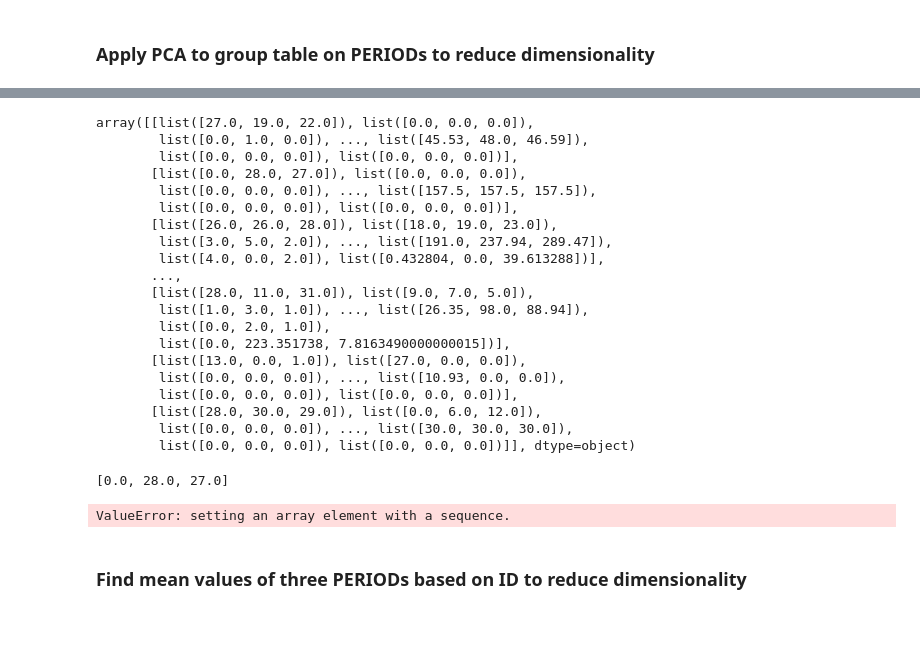
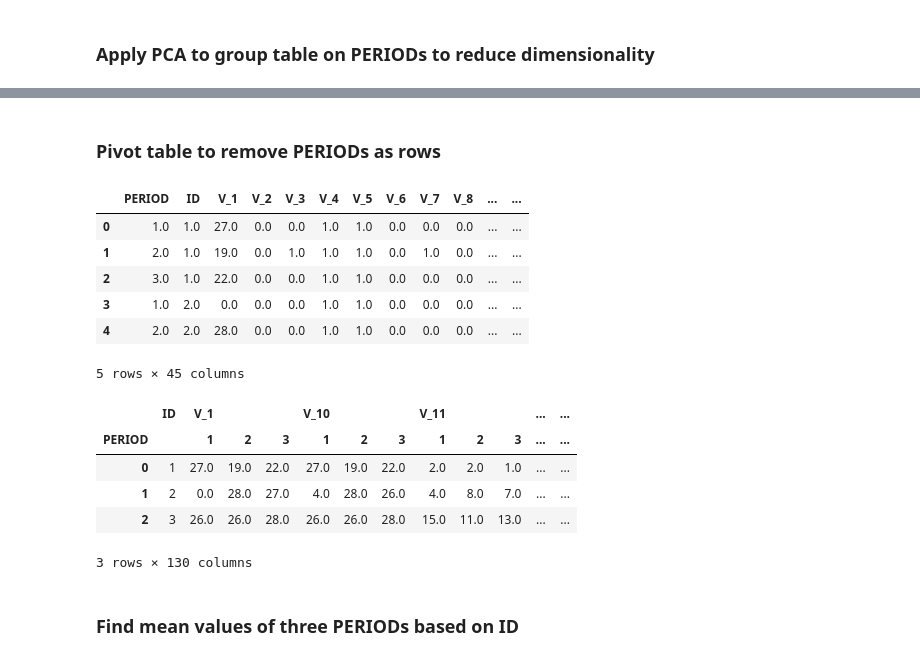
Before and after one commit to blastertec/Cellular-operator-custormer-classification, a Jupyter notebook: Old/HaidaTarasMonkaSPROGRAM.ipynb, the cells around one changed output, grey strips where cells are left out. Drawn from its saved outputs; the diff is of its cells as text; code cells hidden in the pictures; blank space fills up the shorter version.

```diff
--- a/Old/HaidaTarasMonkaSPROGRAM.ipynb
+++ b/Old/HaidaTarasMonkaSPROGRAM.ipynb
@@ -52,33 +42,16 @@ tabular_df_arr = tabular_df_groupped_2.to_numpy()
-# %%
-tabular_df_arr
-# %% [output]
-array([[list([27.0, 19.0, 22.0]), list([0.0, 0.0, 0.0]),
-        list([0.0, 1.0, 0.0]), ..., list([45.53, 48.0, 46.59]),
-        list([0.0, 0.0, 0.0]), list([0.0, 0.0, 0.0])],
-       [list([0.0, 28.0, 27.0]), list([0.0, 0.0, 0.0]),
-        list([0.0, 0.0, 0.0]), ..., list([157.5, 157.5, 157.5]),
-        list([0.0, 0.0, 0.0]), list([0.0, 0.0, 0.0])],
-       [list([26.0, 26.0, 28.0]), list([18.0, 19.0, 23.0]),
-        list([3.0, 5.0, 2.0]), ..., list([191.0, 237.94, 289.47]),
-        list([4.0, 0.0, 2.0]), list([0.432804, 0.0, 39.613288])],
-       ...,
-       [list([28.0, 11.0, 31.0]), list([9.0, 7.0, 5.0]),
-        list([1.0, 3.0, 1.0]), ..., list([26.35, 98.0, 88.94]),
-        list([0.0, 2.0, 1.0]),
-        list([0.0, 223.351738, 7.8163490000000015])],
-       [list([13.0, 0.0, 1.0]), list([27.0, 0.0, 0.0]),
-        list([0.0, 0.0, 0.0]), ..., list([10.93, 0.0, 0.0]),
-        list([0.0, 0.0, 0.0]), list([0.0, 0.0, 0.0])],
-       [list([28.0, 30.0, 29.0]), list([0.0, 6.0, 12.0]),
-        list([0.0, 0.0, 0.0]), ..., list([30.0, 30.0, 30.0]),
-        list([0.0, 0.0, 0.0]), list([0.0, 0.0, 0.0])]], dtype=object)
-# %%
-print(tabular_df_groupped.iloc[1]['V_1'])
-# %% [output]
-[0.0, 28.0, 27.0]
 # %%
-X = tabular_df_groupped.iloc[1]
-pca = PCA(n_components=1).fit(X)
-X_pca = pca.transform(X)
+#X = tabular_df_groupped.iloc[1]
+#pca = PCA(n_components=1).fit(X)
+#X_pca = pca.transform(X)
-# %% [output]
-ValueError: setting an array element with a sequence.
+# %% [markdown]
+### Pivot table to remove PERIODs as rows
+# %%
+tabular_df.head()
+# %% [output]
+|  | PERIOD | ID | V_1 | V_2 | V_3 | V_4 | V_5 | V_6 | V_7 | V_8 | ... | ... |
+| 0 | 1.0 | 1.0 | 27.0 | 0.0 | 0.0 | 1.0 | 1.0 | 0.0 | 0.0 | 0.0 | ... | ... |
+| 1 | 2.0 | 1.0 | 19.0 | 0.0 | 1.0 | 1.0 | 1.0 | 0.0 | 1.0 | 0.0 | ... | ... |
+| 2 | 3.0 | 1.0 | 22.0 | 0.0 | 0.0 | 1.0 | 1.0 | 0.0 | 0.0 | 0.0 | ... | ... |
+| 3 | 1.0 | 2.0 | 0.0 | 0.0 | 0.0 | 1.0 | 1.0 | 0.0 | 0.0 | 0.0 | ... | ... |
+| 4 | 2.0 | 2.0 | 28.0 | 0.0 | 0.0 | 1.0 | 1.0 | 0.0 | 0.0 | 0.0 | ... | ... |
+5 rows × 45 columns
@@ -84,0 +72,9 @@ ValueError: setting an array element with a sequence.
+# %%
+tabular_df_pivoted.head(3)
+# %% [output]
+|  | ID | V_1 |  |  | V_10 |  |  | V_11 |  |  | ... | ... |
+| PERIOD |  | 1 | 2 | 3 | 1 | 2 | 3 | 1 | 2 | 3 | ... | ... |
+| 0 | 1 | 27.0 | 19.0 | 22.0 | 27.0 | 19.0 | 22.0 | 2.0 | 2.0 | 1.0 | ... | ... |
+| 1 | 2 | 0.0 | 28.0 | 27.0 | 4.0 | 28.0 | 26.0 | 4.0 | 8.0 | 7.0 | ... | ... |
+| 2 | 3 | 26.0 | 26.0 | 28.0 | 26.0 | 26.0 | 28.0 | 15.0 | 11.0 | 13.0 | ... | ... |
+3 rows × 130 columns
@@ -85,2 +91,2 @@ ValueError: setting an array element with a sequence.
 # %% [markdown]
-### Find mean values of three PERIODs based on ID to reduce dimensionality
+### Find mean values of three PERIODs based on ID
```
Also changed, not shown: parts of 23 cells of this notebook.
